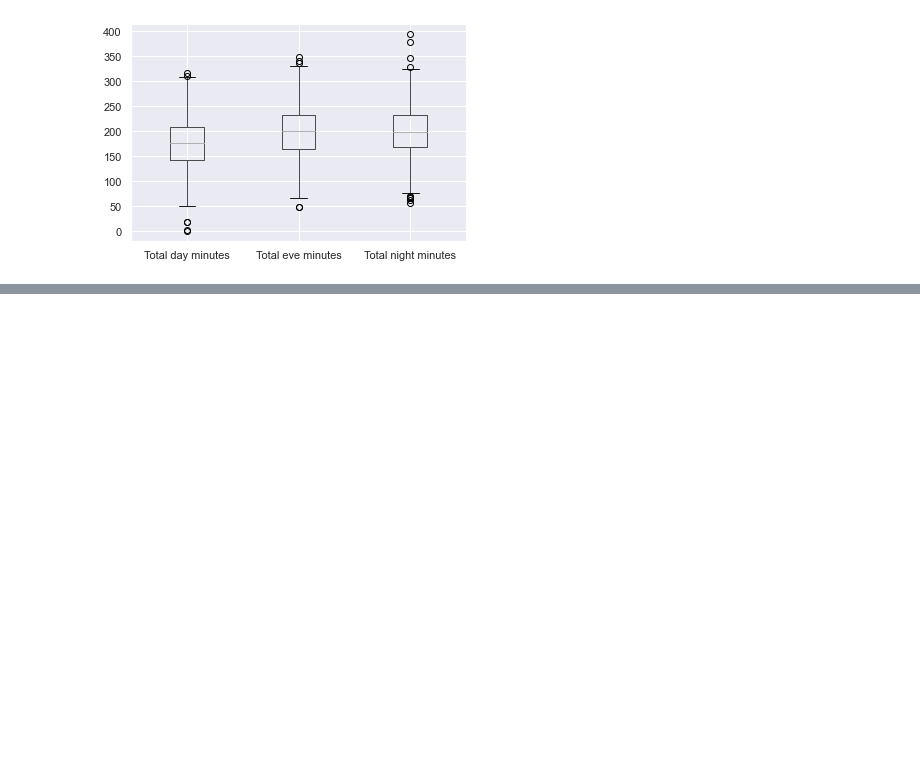
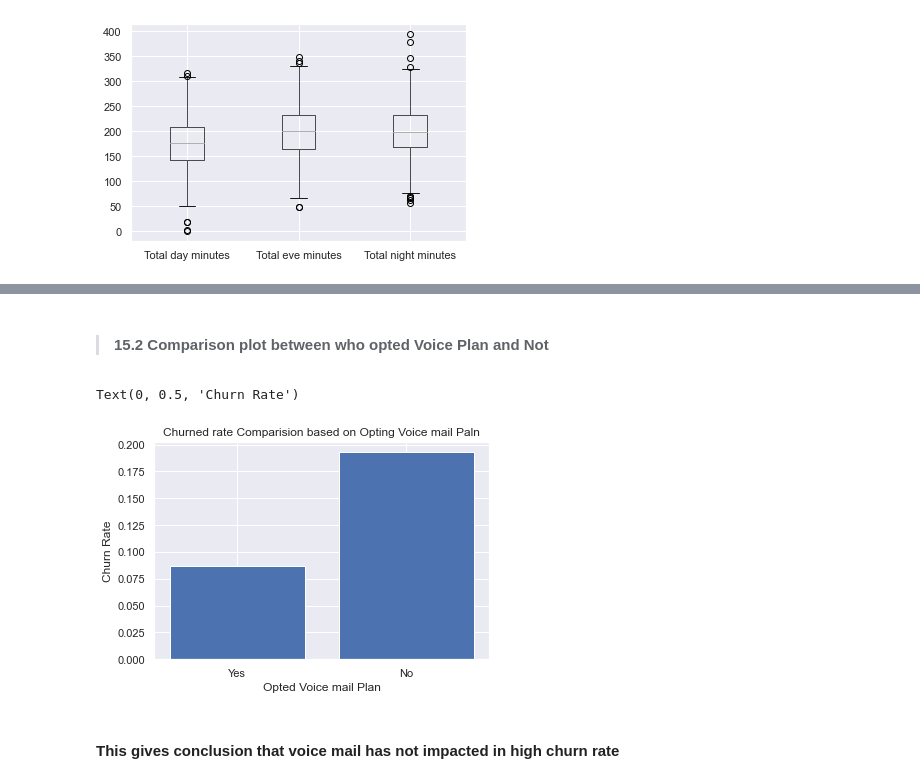
Before and after one commit to codes-by-vamshi/EDA-TelecomChurn, a Jupyter notebook: Telecom Churn - Sai Krishna Vamshi Devarasetty.ipynb, the cells around one changed output, grey strips where cells are left out. Drawn from its saved outputs; the diff is of its cells as text; code cells hidden in the pictures; blank space fills up the shorter version.

```diff
--- a/Telecom Churn - Sai Krishna Vamshi Devarasetty.ipynb
+++ b/Telecom Churn - Sai Krishna Vamshi Devarasetty.ipynb
@@ -375,0 +473,4 @@ Area Code 510 Non Churned Users Call Minutes
+# %%
+ChurnedAndNonChurnedCountsBasedOnVoiceMailPlan = TelecomChurnDF.groupby(['Voice mail plan', 'Churn'])['Churn'].count()
+print("Churn and Non Churn Count Based on Opting for Voice mail Plan")
+ChurnedAndNonChurnedCountsBasedOnVoiceMailPlan
@@ -375,0 +485,15 @@ Area Code 510 Non Churned Users Call Minutes
+# %% [markdown]
+> #### 15.2 Comparison plot between who opted Voice Plan and Not
+# %%
+ChurnedPercentBasedOnVoiceMailPlan = {}
+ChurnedPercentBasedOnVoiceMailPlan['Yes'] = (ChurnedAndNonChurnedCountsBasedOnVoiceMailPlan.loc['Yes',True])/((ChurnedAndNonChurnedCountsBasedOnVoiceMailPlan.loc['Yes',True])+(ChurnedAndNonChurnedCountsBasedOnVoiceMailPlan.loc['Yes',False]))
+ChurnedPercentBasedOnVoiceMailPlan['No'] = (ChurnedAndNonChurnedCountsBasedOnVoiceMailPlan.loc['No',True])/((ChurnedAndNonChurnedCountsBasedOnVoiceMailPlan.loc['Yes',True])+(ChurnedAndNonChurnedCountsBasedOnVoiceMailPlan.loc['No',False]))
+plt.bar(*zip(*ChurnedPercentBasedOnVoiceMailPlan.items()))
+plt.title('Churned rate Comparision based on Opting Voice mail Paln')
+plt.xlabel('Opted Voice mail Plan')
+plt.ylabel('Churn Rate')
+# %% [output]
+Text(0, 0.5, 'Churn Rate')
+[figure, added]
+# %% [markdown]
+#### This gives conclusion that voice mail has not impacted in high churn rate
```
Also changed, not shown: parts of 20 cells of this notebook.
